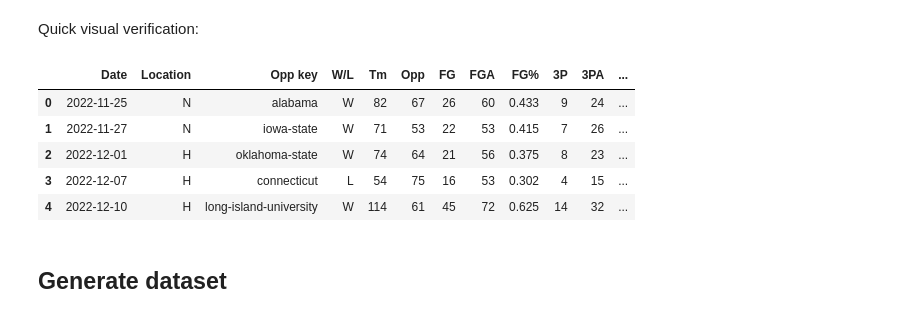
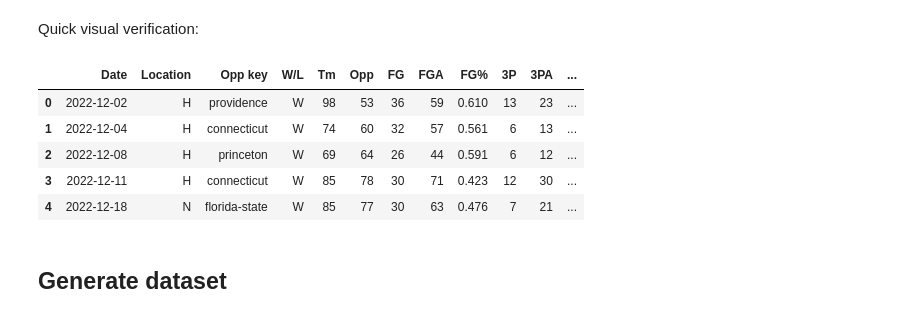
Before and after one commit to mike-taylor99/MLMB, a Jupyter notebook: utils/notebook/training_data.ipynb, the cells around one changed output. Saved outputs shown, nothing was run; the diff lists cells and outputs as text; code cells hidden in the pictures.

```diff
--- a/utils/notebook/training_data.ipynb
+++ b/utils/notebook/training_data.ipynb
@@ -23,5 +46,6 @@ df.head()
 # %%
-SR_SCHOOL_KEYS = [row.to_dict().get('SR key') for index, row in df.iterrows()]
+MENS_SR_SCHOOL_KEYS = [row.to_dict().get('SR key') for index, row in mens_df.iterrows()]
+WOMENS_SR_SCHOOL_KEYS = [row.to_dict().get('SR key') for index, row in womens_df.iterrows()]
 
 def get_gamelog_basic_url(school_key, season, isWomens = False):
     type = 'women' if isWomens else 'men'
@@ -31,8 +55,9 @@ def get_gamelog_advanced_url(school_key, season, isWomens = False):
     type = 'women' if isWomens else 'men'
     return f'https://www.sports-reference.com/cbb/schools/{school_key}/{type}/{season}-gamelogs-advanced.html'
 
-def get_team_season_file_path(school_key, season, filename):
-    file_path = os.path.abspath(f'../../data/seasons/{season}/{school_key}/{filename}')
+def get_team_season_file_path(school_key, season, filename, isWomens = False):
+    type = 'women' if isWomens else 'men'
+    file_path = os.path.abspath(f'../../data/seasons/{season}/{school_key}/{type}/{filename}')
 
     dir = os.path.dirname(file_path)
     if not os.path.exists(dir):
@@ -399,17 +437,17 @@ def merge_opponent_data(seasons, span = 5):
 # %% [markdown]
 Quick visual verification:
 # %%
-school_key, season = 'connecticut', 2023
-file_path = get_team_season_file_path(school_key, season, f'{school_key}_full.csv')
+school_key, season, span = 'connecticut', 2023, 5
+file_path = get_team_season_file_path(school_key, season, f'{school_key}_{span}span_full.csv', isWomens=True)
 team_df = pd.read_csv(file_path)
 team_df.head()
 # %% [output]
 |  | Date | Location | Opp key | W/L | Tm | Opp | FG | FGA | FG% | 3P | 3PA | ... |
-| 0 | 2022-11-25 | N | alabama | W | 82 | 67 | 26 | 60 | 0.433 | 9 | 24 | ... |
-| 1 | 2022-11-27 | N | iowa-state | W | 71 | 53 | 22 | 53 | 0.415 | 7 | 26 | ... |
-| 2 | 2022-12-01 | H | oklahoma-state | W | 74 | 64 | 21 | 56 | 0.375 | 8 | 23 | ... |
-| 3 | 2022-12-07 | H | connecticut | L | 54 | 75 | 16 | 53 | 0.302 | 4 | 15 | ... |
-| 4 | 2022-12-10 | H | long-island-university | W | 114 | 61 | 45 | 72 | 0.625 | 14 | 32 | ... |
+| 0 | 2022-12-02 | H | providence | W | 98 | 53 | 36 | 59 | 0.610 | 13 | 23 | ... |
+| 1 | 2022-12-04 | H | connecticut | W | 74 | 60 | 32 | 57 | 0.561 | 6 | 13 | ... |
+| 2 | 2022-12-08 | H | princeton | W | 69 | 64 | 26 | 44 | 0.591 | 6 | 12 | ... |
+| 3 | 2022-12-11 | H | connecticut | W | 85 | 78 | 30 | 71 | 0.423 | 12 | 30 | ... |
+| 4 | 2022-12-18 | N | florida-state | W | 85 | 77 | 30 | 63 | 0.476 | 7 | 21 | ... |
 # %% [markdown]
 ## Generate dataset
 # %%
```
Also changed, not shown: parts of 28 cells of this notebook.
